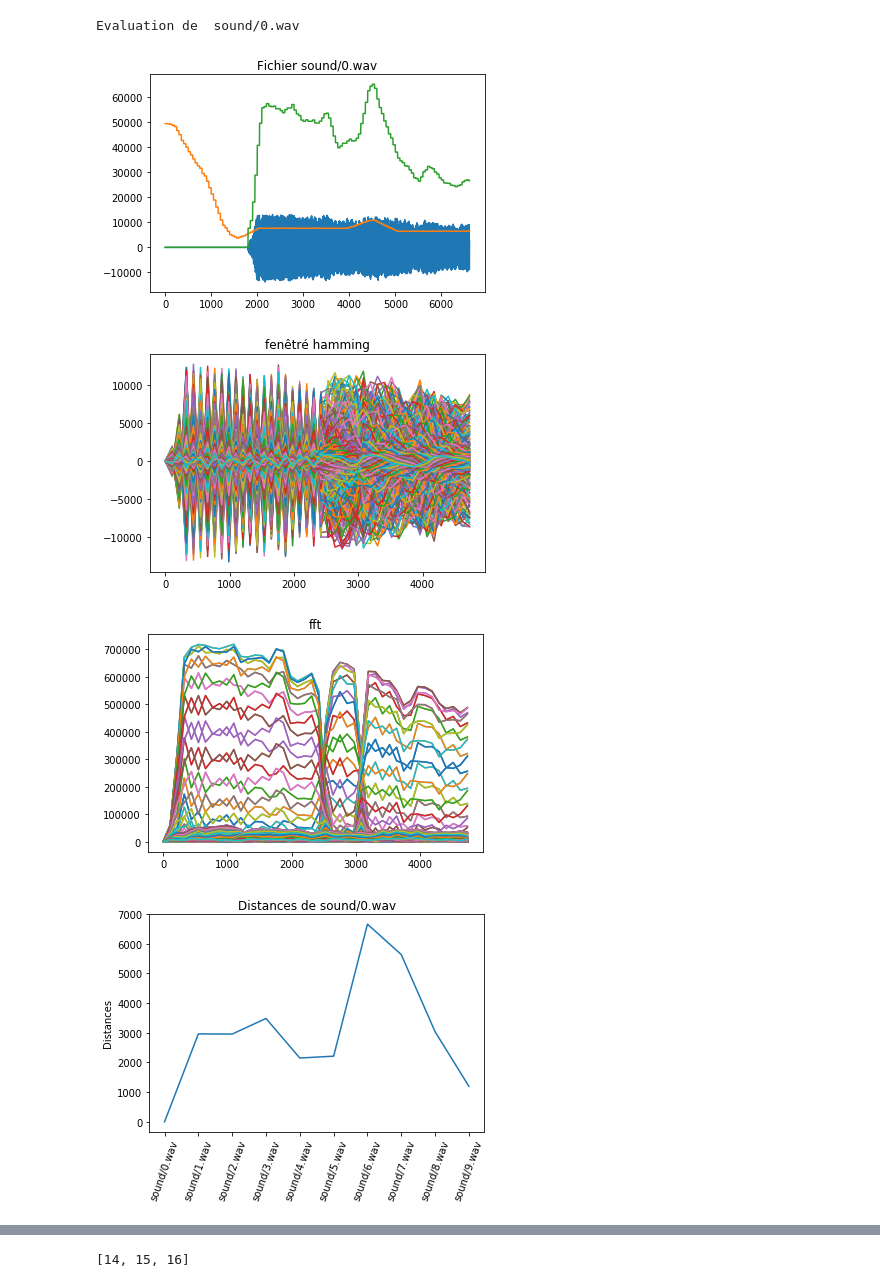
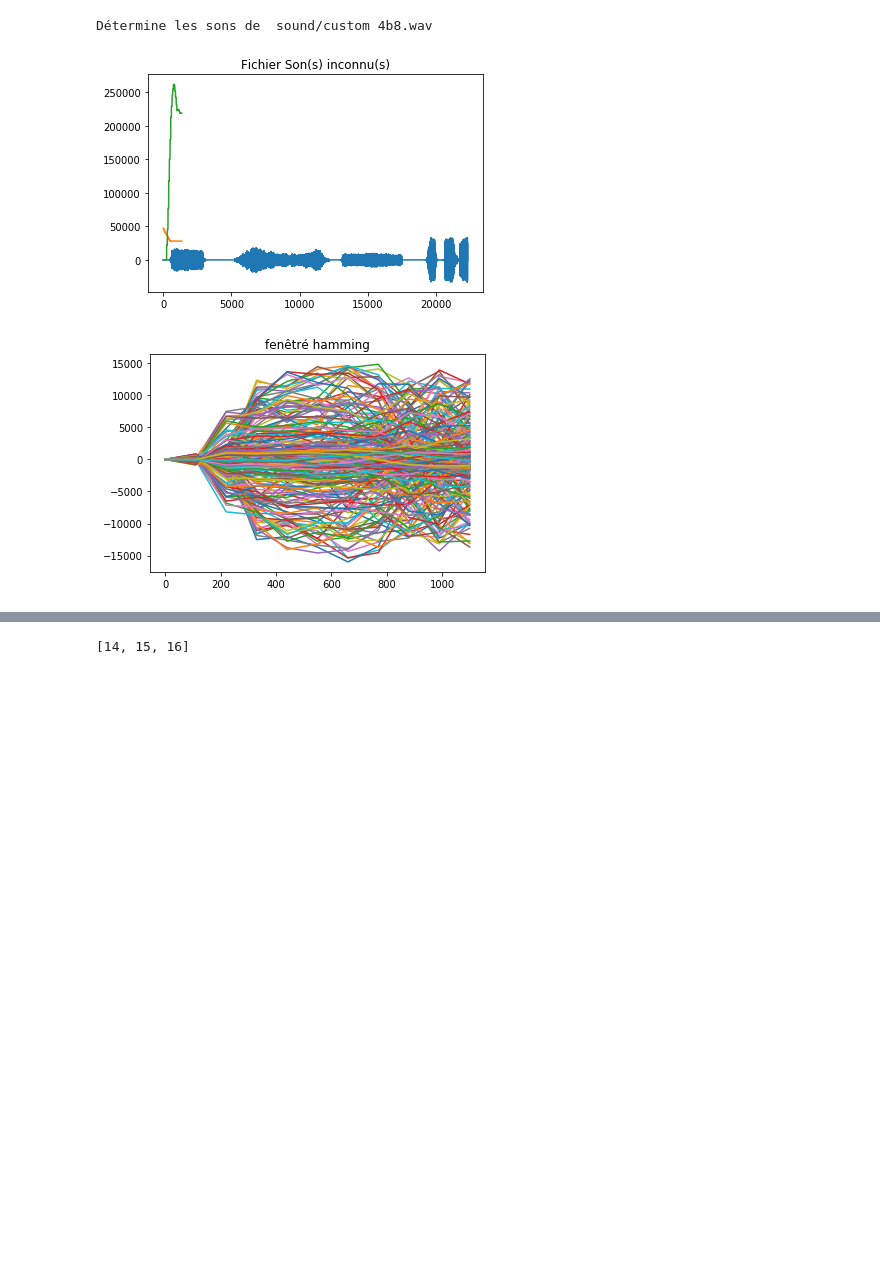
Before and after one commit to Ydeshors/reconnaissance_r2d2, a Jupyter notebook: jupy.ipynb, the cells around one changed output, grey strips where cells are left out. Saved outputs shown, nothing was run; the diff lists cells and outputs as text; code cells hidden in the pictures; blank space fills up the shorter version.

```diff
--- a/jupy.ipynb
+++ b/jupy.ipynb
@@ -617,26 +692,25 @@ Son le plus court :  2970
 # %%
 # evalue('sound/6.wav')
-evalue('sound/0.wav')
-evalue('sound/1.wav')
-evalue('sound/2.wav')
-evalue('sound/3.wav')
-evalue('sound/son3.wav')
-evalue('sound/xxx.wav')
-evalue('sound/4.wav')
+# evalue('sound/0.wav')
+# evalue('sound/1.wav')
+# evalue('sound/2.wav')
+# evalue('sound/3.wav')
+# evalue('sound/son3.wav')
+# evalue('sound/xxx.wav')
+# evalue('sound/4.wav')
 # evalue('sound/5.wav')
 # evalue('sound/6.wav')
 # evalue('sound/7.wav')
 # evalue('sound/8.wav')
 # evalue('sound/9.wav')
 # evalue('sound/a.wav')
 # evalue('sound/b.wav')
 # evalue('sound/c.wav')
 # evalue('sound/d.wav')
 # evalue('sound/e.wav')
 # evalue('sound/f.wav')
+evalueComplexe("sound/custom 4b8.wav")
 # %% [output]
-Evaluation de  sound/0.wav
+Détermine les sons de  sound/custom 4b8.wav
-[figure, old version]
+[figure, new version]
-[figure, old version]
+[figure, new version]
-[figure, removed]
-[figure, removed]
```
Also changed, not shown: parts of 3 cells of this notebook, 1 other file.
